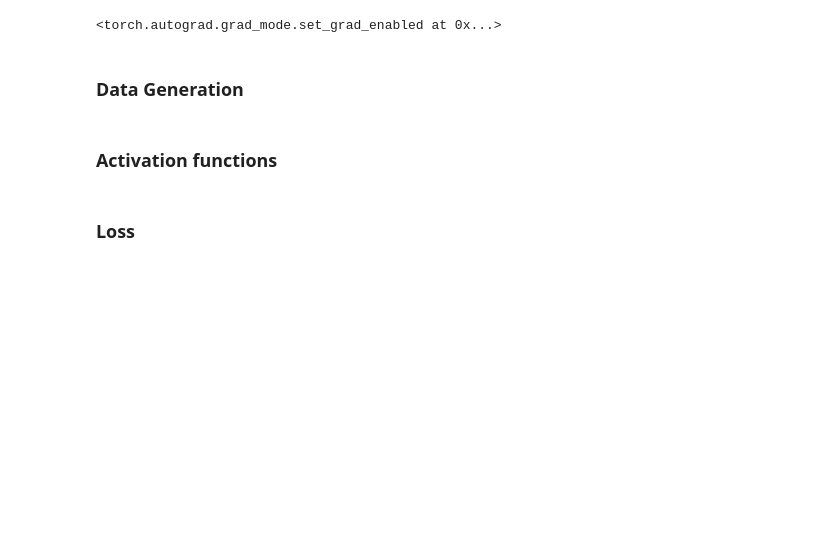
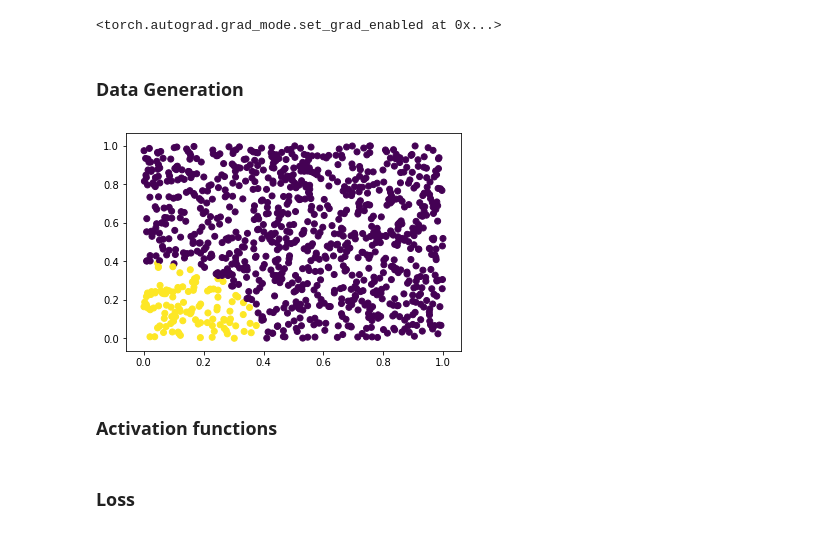
Before and after one commit to carparel/Deep-Learning, a Jupyter notebook: MiniProject_2.ipynb, the cells around one changed output. Saved outputs shown, nothing was run; the diff lists cells and outputs as text; code cells hidden in the pictures; blank space fills up the shorter version.

```diff
--- a/MiniProject_2.ipynb
+++ b/MiniProject_2.ipynb
@@ -20,3 +24,8 @@ def generate_disc_set(nb):
 # %%
 train_input, train_target = generate_disc_set(1000)
 test_input, test_target = generate_disc_set(1000)
+
+plt.scatter(train_input[:,0],train_input[:,1], c = train_target)
+plt.show()
+# %% [output]
+[figure, added]
```
Also changed, not shown: parts of 9 cells of this notebook.
